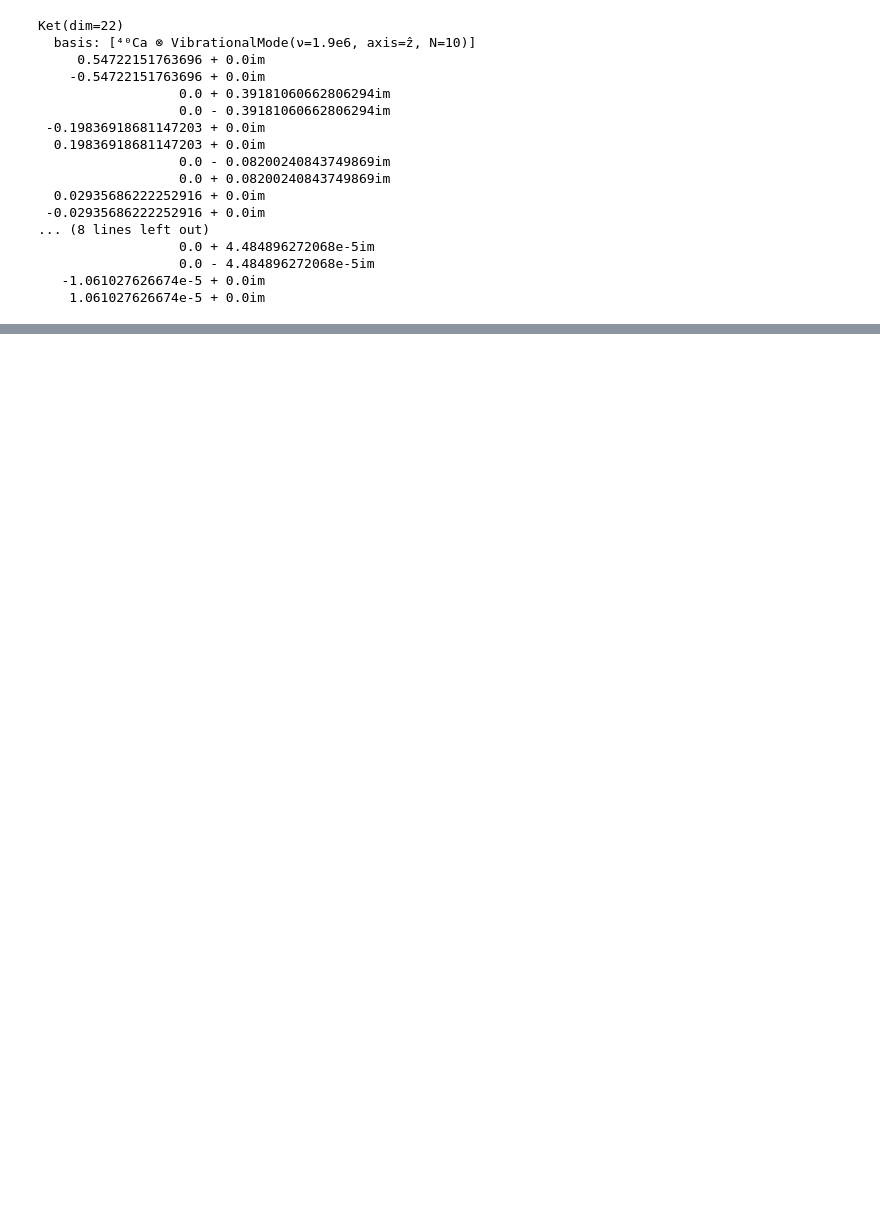
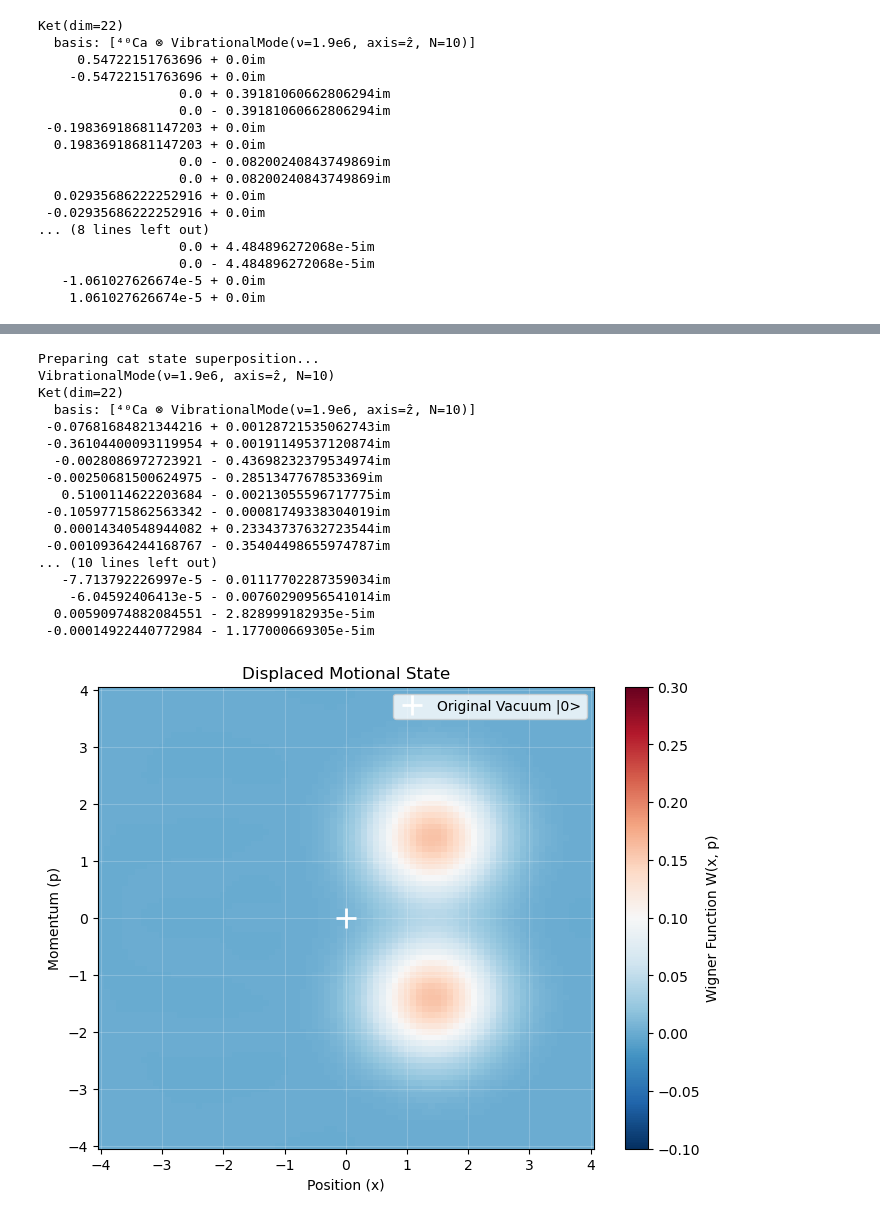
Before and after one commit to park2003/TestSQRLab, a Jupyter notebook: SDF_Strength.ipynb, the cells around one changed output, grey strips where cells are left out. Cells and saved outputs as stored; diff of their text form; code cells hidden in the pictures; blank space fills up the shorter version.

```diff
--- a/SDF_Strength.ipynb
+++ b/SDF_Strength.ipynb
@@ -393,0 +508,24 @@ Ket(dim=22)
+# %%
+final_state_dis = SDF_apply_with_alpha(pi/2, 1, true, final_state, 0)
+
+println(final_state_dis)
+plot_wigner(final_state_dis)
+# %% [output]
+Preparing cat state superposition...
+VibrationalMode(ν=1.9e6, axis=ẑ, N=10)
+Ket(dim=22)
+  basis: [⁴⁰Ca ⊗ VibrationalMode(ν=1.9e6, axis=ẑ, N=10)]
+ -0.07681684821344216 + 0.00128721535062743im
+ -0.36104400093119954 + 0.00191149537120874im
+  -0.0028086972723921 - 0.43698232379534974im
+ -0.00250681500624975 - 0.2851347767853369im
+   0.5100114622203684 - 0.00213055596717775im
+ -0.10597715862563342 - 0.00081749338304019im
+  0.00014340548944082 + 0.23343737632723544im
+ -0.00109364244168767 - 0.35404498655974787im
+... (10 lines left out)
+   -7.713792226997e-5 - 0.01117702287359034im
+    -6.04592406413e-5 - 0.00760290956541014im
+  0.00590974882084551 - 2.828999182935e-5im
+ -0.00014922440772984 - 1.177000669305e-5im
+[figure, added]
```
Also changed, not shown: parts of 15 cells of this notebook.
